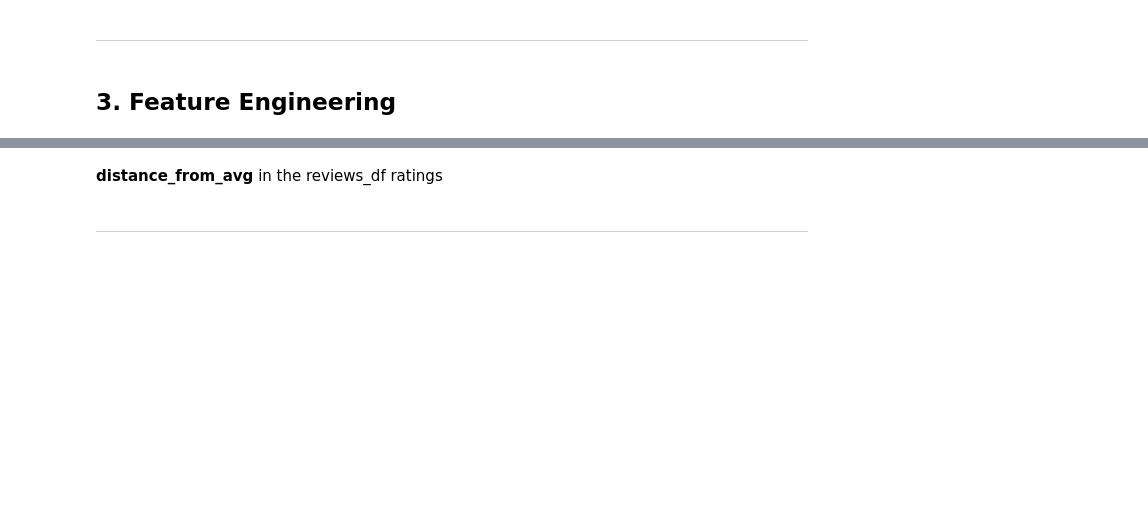
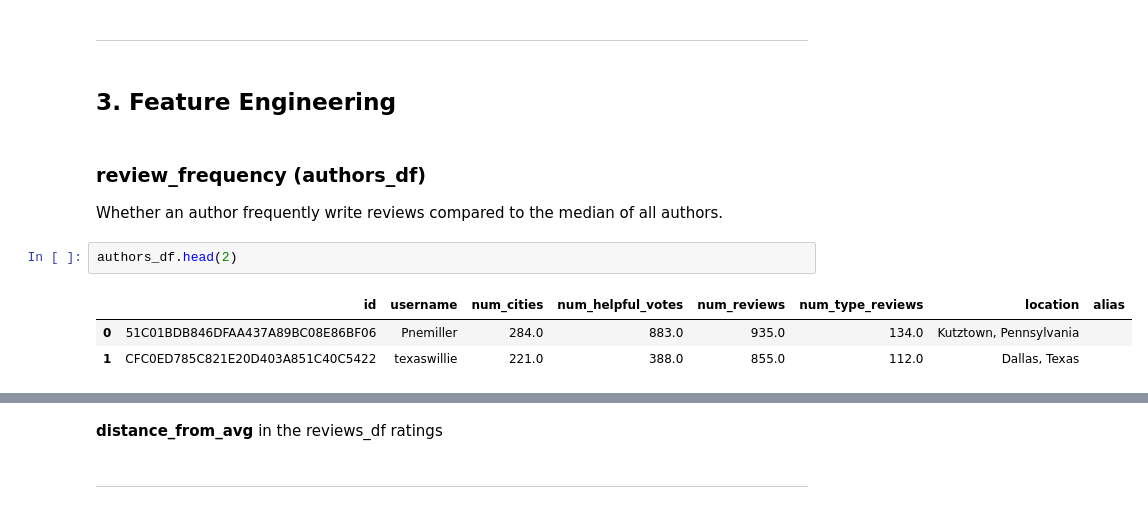
Before and after one commit to nadiavictoria/IS512-Hotel-Analytics, a Jupyter notebook: notebooks/02_exploratory_analysis.ipynb, the cells around one changed output, grey strips where cells are left out. Cells and saved outputs as stored; diff of their text form; blank space fills up the shorter version.

```diff
--- a/notebooks/02_exploratory_analysis.ipynb
+++ b/notebooks/02_exploratory_analysis.ipynb
@@ -444,3 +562,13 @@ plt.show()
 ---
 # %% [markdown]
 ## 3. Feature Engineering
+# %% [markdown]
+### **review_frequency** (authors_df)
+
+Whether an author frequently write reviews compared to the median of all authors.
+# %%
+authors_df.head(2)
+# %% [output]
+|  | id | username | num_cities | num_helpful_votes | num_reviews | num_type_reviews | location | alias |
+| 0 | 51C01BDB846DFAA437A89BC08E86BF06 | Pnemiller | 284.0 | 883.0 | 935.0 | 134.0 | Kutztown, Pennsylvania |  |
+| 1 | CFC0ED785C821E20D403A851C40C5422 | texaswillie | 221.0 | 388.0 | 855.0 | 112.0 | Dallas, Texas |  |
```
Also changed, not shown: parts of 32 cells of this notebook.
